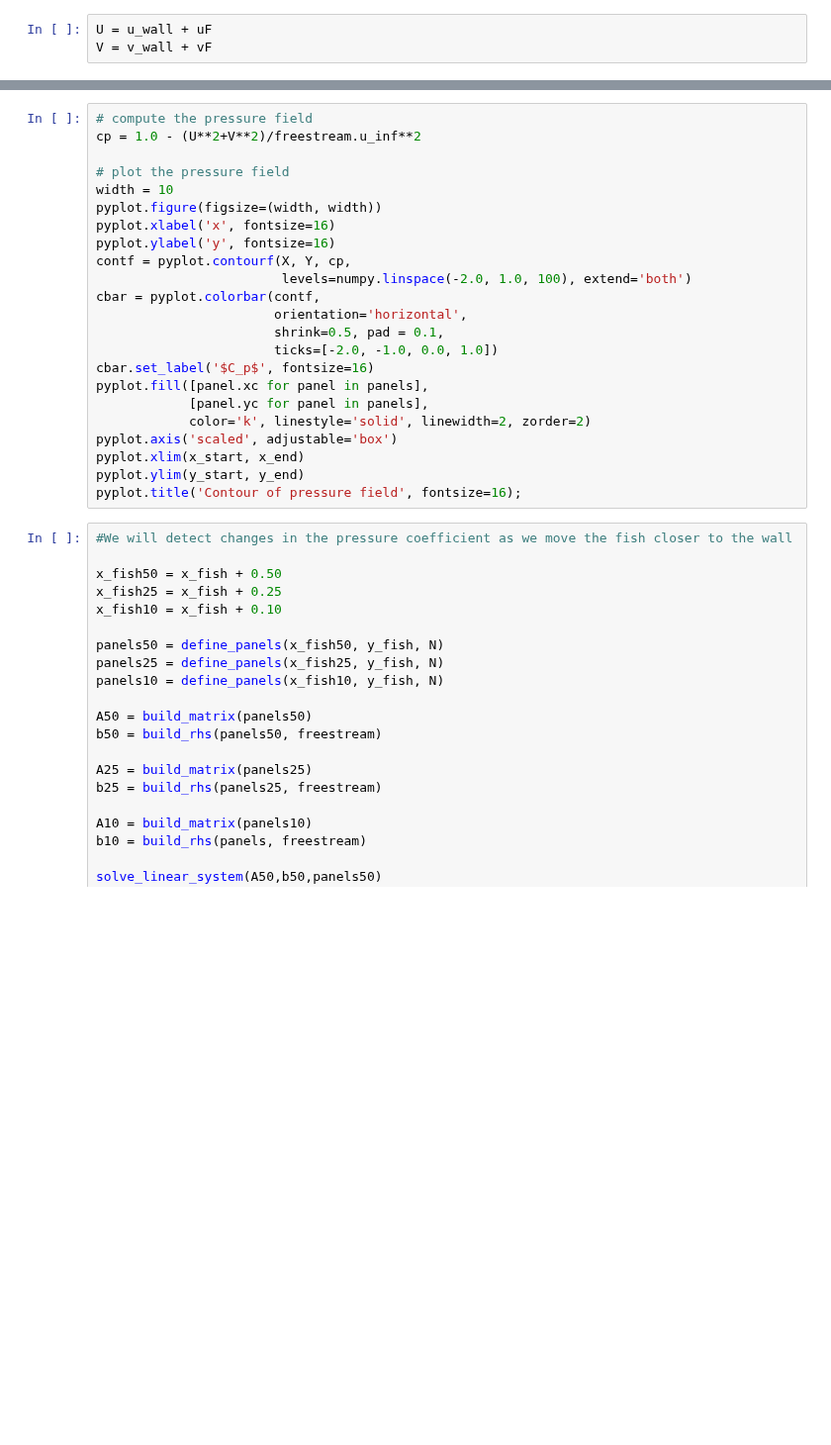
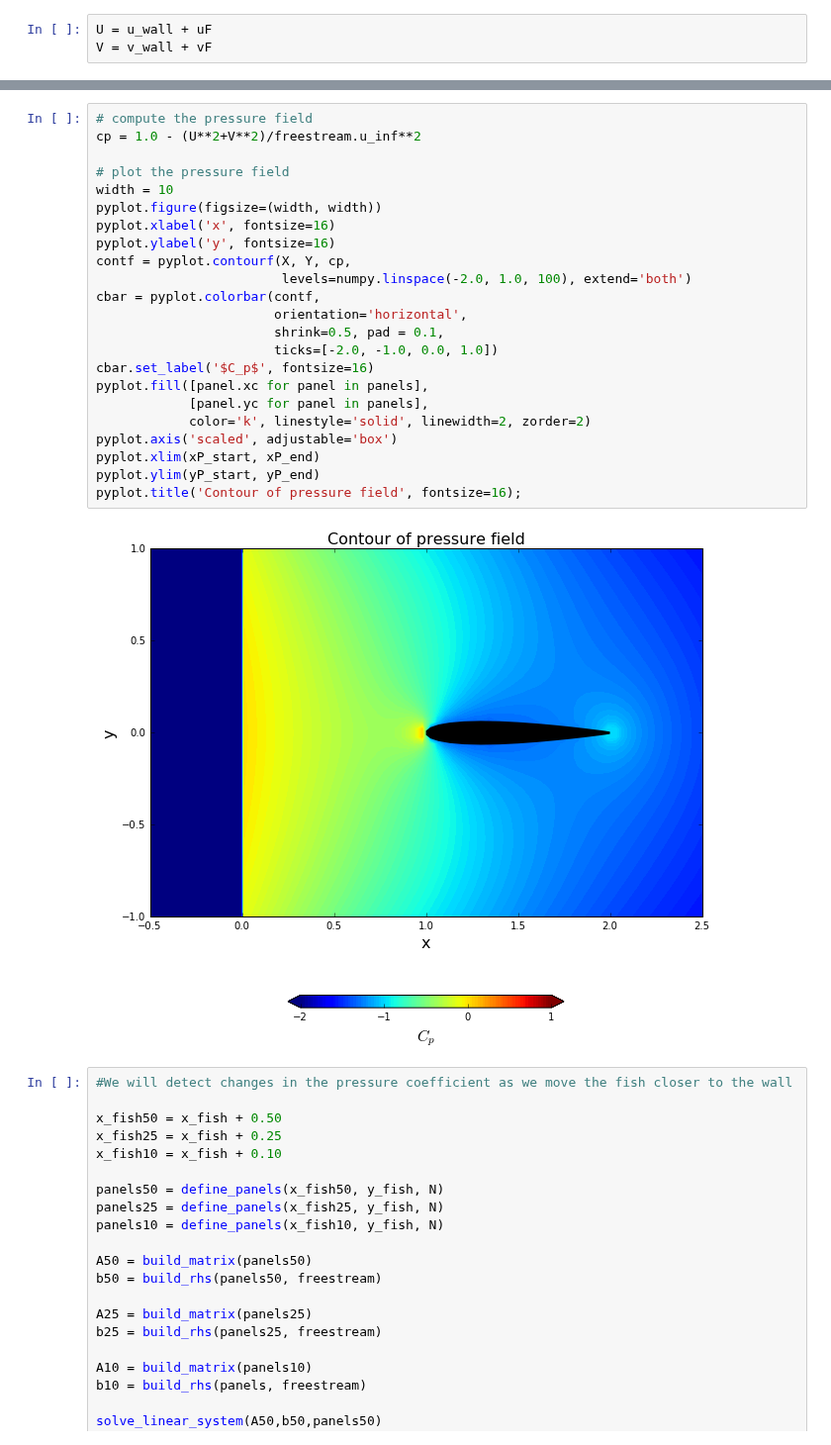
Before and after one commit to barbagroup/AeroPython-studentprojects2017, a Jupyter notebook: alexabaumer/Baumer_project.ipynb, the cells around one changed output, grey strips where cells are left out. Shown at 99% size. Drawn from its saved outputs; the diff is of its cells as text; blank space fills up the shorter version.

```diff
--- a/alexabaumer/Baumer_project.ipynb
+++ b/alexabaumer/Baumer_project.ipynb
@@ -405,26 +417,28 @@ pyplot.plot(x_fish100,y_fish, color='r',linewidth=3)
 # %%
 # compute the pressure field
 cp = 1.0 - (U**2+V**2)/freestream.u_inf**2
 
 # plot the pressure field
 width = 10
 pyplot.figure(figsize=(width, width))
 pyplot.xlabel('x', fontsize=16)
 pyplot.ylabel('y', fontsize=16)
 contf = pyplot.contourf(X, Y, cp,
                         levels=numpy.linspace(-2.0, 1.0, 100), extend='both')
 cbar = pyplot.colorbar(contf,
                        orientation='horizontal',
                        shrink=0.5, pad = 0.1,
                        ticks=[-2.0, -1.0, 0.0, 1.0])
 cbar.set_label('$C_p$', fontsize=16)
 pyplot.fill([panel.xc for panel in panels],
             [panel.yc for panel in panels],
             color='k', linestyle='solid', linewidth=2, zorder=2)
 pyplot.axis('scaled', adjustable='box')
-pyplot.xlim(x_start, x_end)
-pyplot.ylim(y_start, y_end)
+pyplot.xlim(xP_start, xP_end)
+pyplot.ylim(yP_start, yP_end)
 pyplot.title('Contour of pressure field', fontsize=16);
+# %% [output]
+[figure, added]
 # %%
 #We will detect changes in the pressure coefficient as we move the fish closer to the wall
 
```
Also changed, not shown: parts of 32 cells of this notebook.
